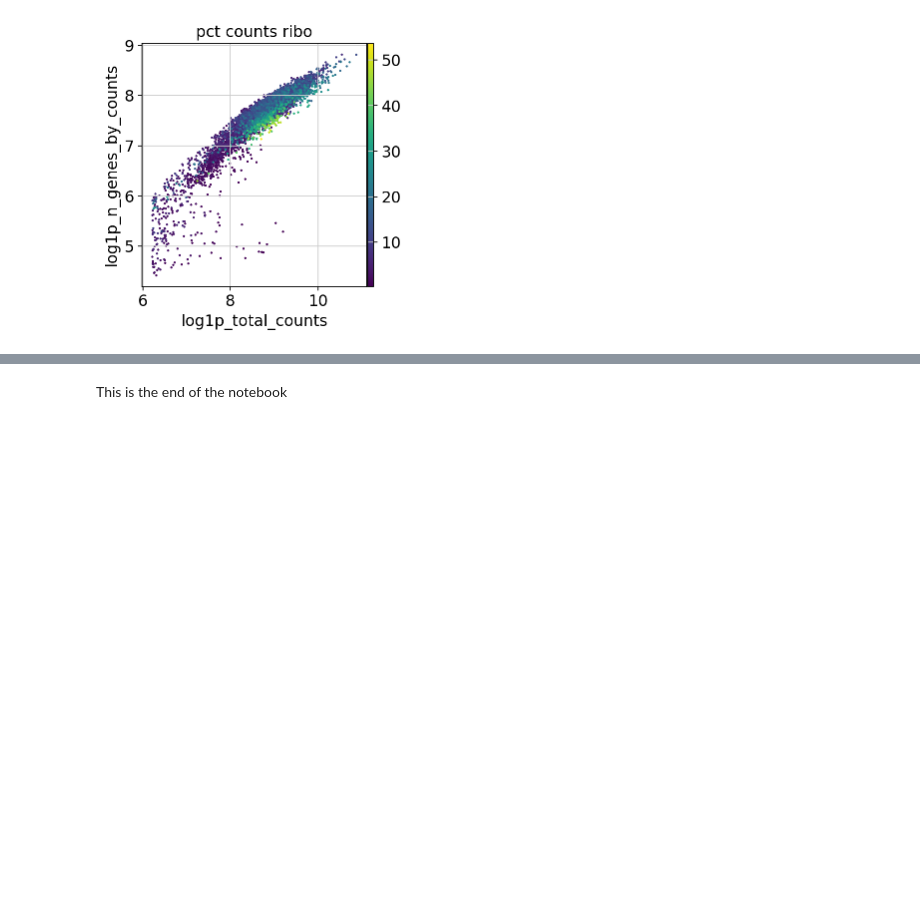
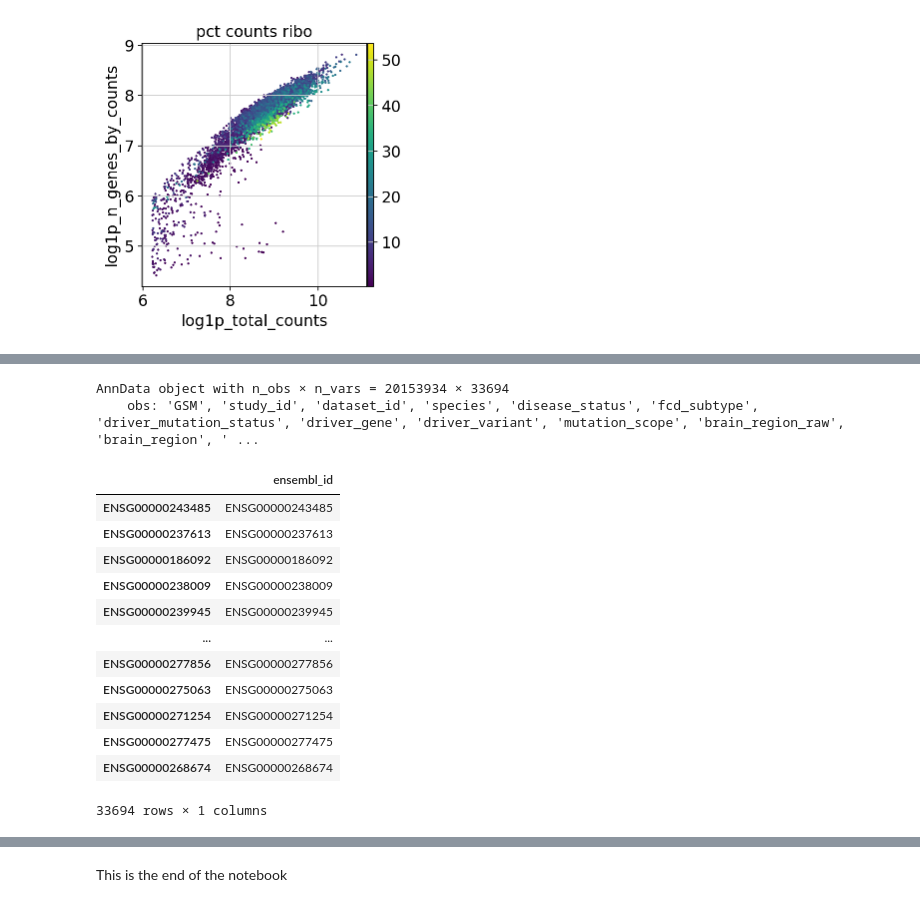
Before and after one commit to Unsogoodday/Epilepsy_Microglia, a Jupyter notebook: notebooks/epilepsy_microglia/legacy/original/2. preprocess.ipynb, the cells around one changed output, grey strips where cells are left out. Drawn from its saved outputs; the diff is of its cells as text; code cells hidden in the pictures; blank space fills up the shorter version.

```diff
--- a/notebooks/epilepsy_microglia/legacy/original/2. preprocess.ipynb
+++ b/notebooks/epilepsy_microglia/legacy/original/2. preprocess.ipynb
@@ -164,3 +166,13 @@ sc.pl.highly_variable_genes(adata)
+# %%
+import scanpy as sc
+import anndata as ad
+
+dataset='liu'
+adata = sc.read_h5ad(f"/data/SJLEE/Epilepsy_Microglia/notebooks/epilepsy_microglia/data/processed/{dataset}/{dataset}.h5ad")
+adata
+# %% [output]
+AnnData object with n_obs × n_vars = 20153934 × 33694
+    obs: 'GSM', 'study_id', 'dataset_id', 'species', 'disease_status', 'fcd_subtype', 'driver_mutation_status', 'driver_gene', 'driver_variant', 'mutation_scope', 'brain_region_raw', 'brain_region', ' ...
 # %%
 #if needs annotation : fill in __old_id__ with original ensembl code column
 
@@ -168,3 +180,19 @@ adata.var["ensembl_id"] = adata.var.index.astype(str)
 if "gene_symbols" in adata.var:
     adata.var["gene_symbols_raw"] = adata.var["gene_symbols"]
     adata.var.drop(columns=["gene_symbols"], inplace=True)
+# %%
+adata.var
+# %% [output]
+|  | ensembl_id |
+| ENSG00000243485 | ENSG00000243485 |
+| ENSG00000237613 | ENSG00000237613 |
+| ENSG00000186092 | ENSG00000186092 |
+| ENSG00000238009 | ENSG00000238009 |
+| ENSG00000239945 | ENSG00000239945 |
+| ... | ... |
+| ENSG00000277856 | ENSG00000277856 |
+| ENSG00000275063 | ENSG00000275063 |
+| ENSG00000271254 | ENSG00000271254 |
+| ENSG00000277475 | ENSG00000277475 |
+| ENSG00000268674 | ENSG00000268674 |
+33694 rows × 1 columns
```
Also changed, not shown: parts of 8 cells of this notebook, 4 other files.
